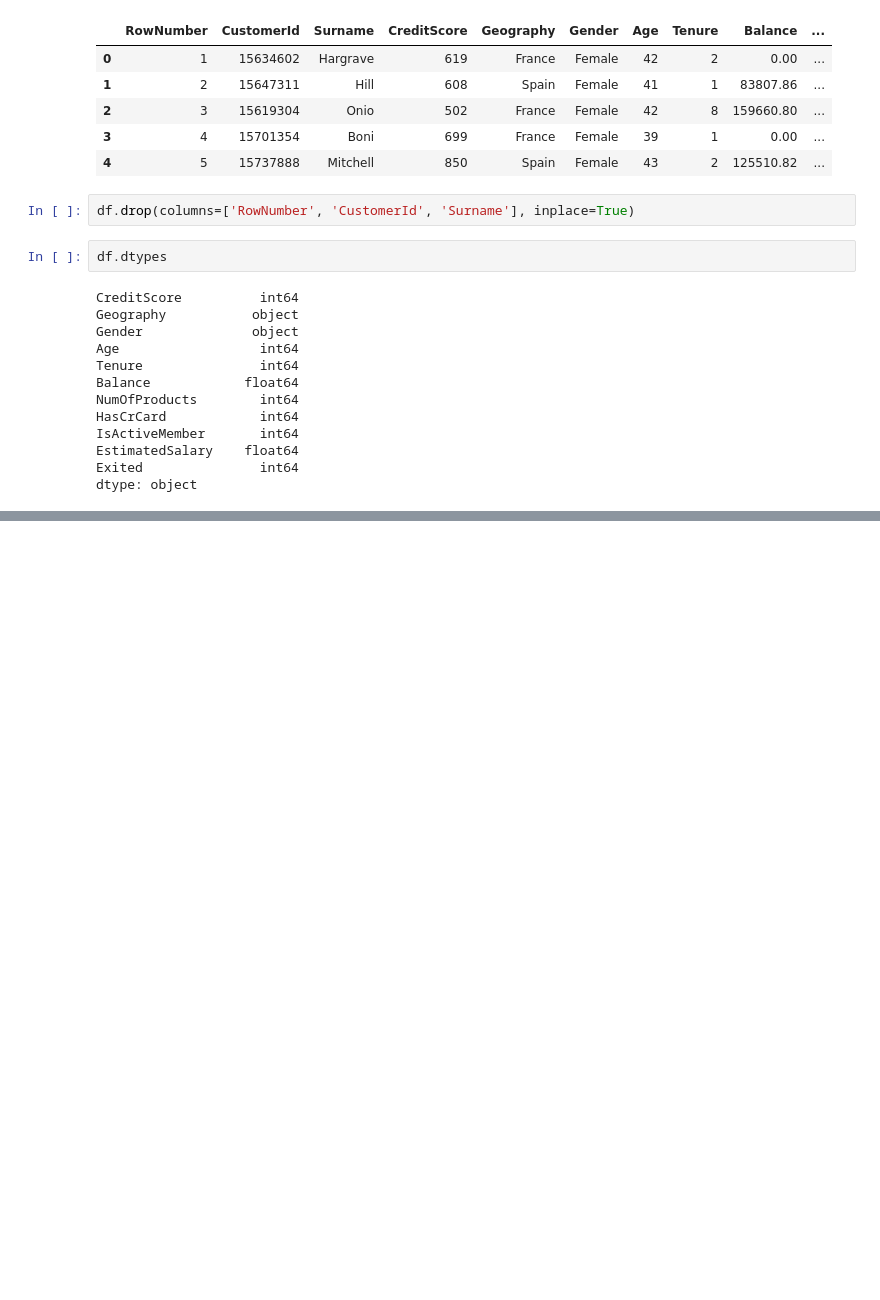
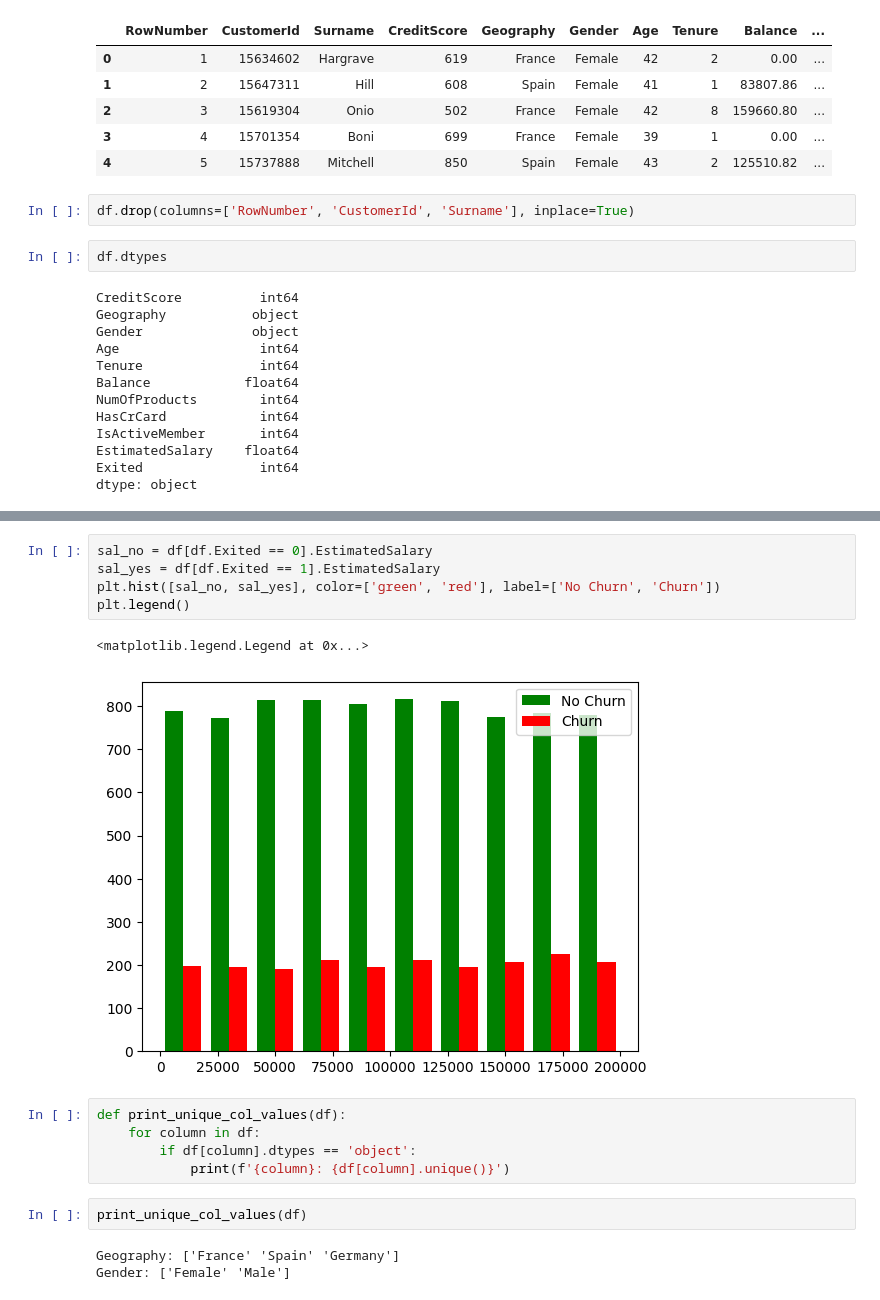
Before and after one commit to diljithmon170/AI-Engineer, a Jupyter notebook: dl/churn/bank.ipynb, the cells around one changed output, grey strips where cells are left out. Cells and saved outputs as stored; diff of their text form; blank space fills up the shorter version.

```diff
--- a/dl/churn/bank.ipynb
+++ b/dl/churn/bank.ipynb
@@ -32,0 +51,18 @@ dtype: object
+# %%
+sal_no = df[df.Exited == 0].EstimatedSalary
+sal_yes = df[df.Exited == 1].EstimatedSalary
+plt.hist([sal_no, sal_yes], color=['green', 'red'], label=['No Churn', 'Churn'])
+plt.legend()
+# %% [output]
+<matplotlib.legend.Legend at 0x...>
+[figure, added]
+# %%
+def print_unique_col_values(df):
+    for column in df:
+        if df[column].dtypes == 'object':
+            print(f'{column}: {df[column].unique()}')
+# %%
+print_unique_col_values(df)
+# %% [output]
+Geography: ['France' 'Spain' 'Germany']
+Gender: ['Female' 'Male']
```
Also changed, not shown: parts of 10 cells of this notebook.
